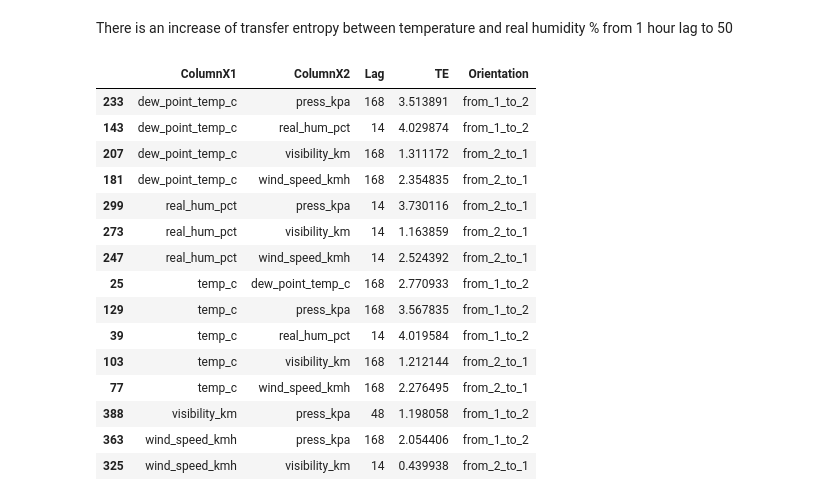
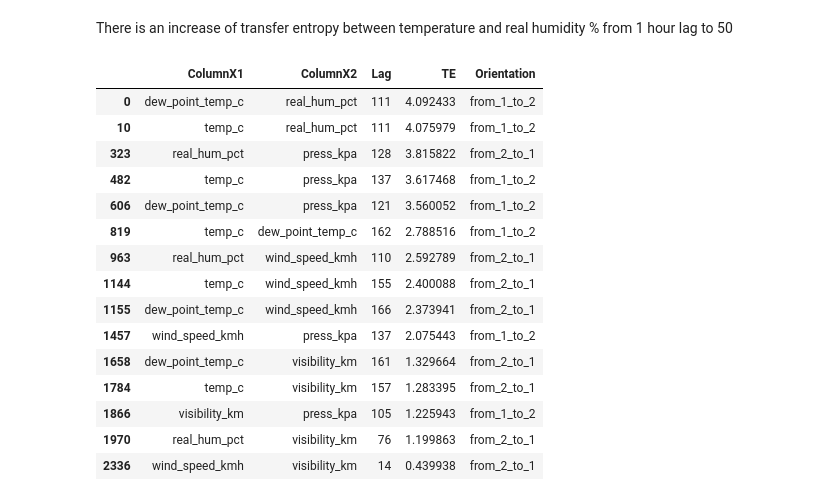
Before and after one commit to plrodrigues/IT-Project-3, a Jupyter notebook: notebooks/04_transfer_entropy.ipynb, the cells around one changed output. Saved outputs shown, nothing was run; the diff lists cells and outputs as text; code cells hidden in the pictures.

```diff
--- a/notebooks/04_transfer_entropy.ipynb
+++ b/notebooks/04_transfer_entropy.ipynb
@@ -168,19 +154,24 @@ df_transfer_entropy_for_weather = get_lag_of_max_entropy_per_pair(transfer_entro
-# %%
-df_transfer_entropy_for_weather
-# %% [output]
-|  | ColumnX1 | ColumnX2 | Lag | TE | Orientation |
-| 233 | dew_point_temp_c | press_kpa | 168 | 3.513891 | from_1_to_2 |
-| 143 | dew_point_temp_c | real_hum_pct | 14 | 4.029874 | from_1_to_2 |
-| 207 | dew_point_temp_c | visibility_km | 168 | 1.311172 | from_2_to_1 |
-| 181 | dew_point_temp_c | wind_speed_kmh | 168 | 2.354835 | from_2_to_1 |
-| 299 | real_hum_pct | press_kpa | 14 | 3.730116 | from_2_to_1 |
-| 273 | real_hum_pct | visibility_km | 14 | 1.163859 | from_2_to_1 |
-| 247 | real_hum_pct | wind_speed_kmh | 14 | 2.524392 | from_2_to_1 |
-| 25 | temp_c | dew_point_temp_c | 168 | 2.770933 | from_1_to_2 |
-| 129 | temp_c | press_kpa | 168 | 3.567835 | from_1_to_2 |
-| 39 | temp_c | real_hum_pct | 14 | 4.019584 | from_1_to_2 |
-| 103 | temp_c | visibility_km | 168 | 1.212144 | from_2_to_1 |
-| 77 | temp_c | wind_speed_kmh | 168 | 2.276495 | from_2_to_1 |
-| 388 | visibility_km | press_kpa | 48 | 1.198058 | from_1_to_2 |
-| 363 | wind_speed_kmh | press_kpa | 168 | 2.054406 | from_1_to_2 |
-| 325 | wind_speed_kmh | visibility_km | 14 | 0.439938 | from_2_to_1 |
+# %%
+df_transfer_entropy_for_weather = get_lag_of_causality_per_pair(
+    transfer_entropy_for_weather, causality_column="TE", is_max=True
+)
+# %%
+df_transfer_entropy_for_weather.sort_values(by="TE", ascending=False, inplace=True)
+df_transfer_entropy_for_weather
+# %% [output]
+|  | ColumnX1 | ColumnX2 | Lag | TE | Orientation |
+| 0 | dew_point_temp_c | real_hum_pct | 111 | 4.092433 | from_1_to_2 |
+| 10 | temp_c | real_hum_pct | 111 | 4.075979 | from_1_to_2 |
+| 323 | real_hum_pct | press_kpa | 128 | 3.815822 | from_2_to_1 |
+| 482 | temp_c | press_kpa | 137 | 3.617468 | from_1_to_2 |
+| 606 | dew_point_temp_c | press_kpa | 121 | 3.560052 | from_1_to_2 |
+| 819 | temp_c | dew_point_temp_c | 162 | 2.788516 | from_1_to_2 |
+| 963 | real_hum_pct | wind_speed_kmh | 110 | 2.592789 | from_2_to_1 |
+| 1144 | temp_c | wind_speed_kmh | 155 | 2.400088 | from_2_to_1 |
+| 1155 | dew_point_temp_c | wind_speed_kmh | 166 | 2.373941 | from_2_to_1 |
+| 1457 | wind_speed_kmh | press_kpa | 137 | 2.075443 | from_1_to_2 |
+| 1658 | dew_point_temp_c | visibility_km | 161 | 1.329664 | from_2_to_1 |
+| 1784 | temp_c | visibility_km | 157 | 1.283395 | from_2_to_1 |
+| 1866 | visibility_km | press_kpa | 105 | 1.225943 | from_1_to_2 |
+| 1970 | real_hum_pct | visibility_km | 76 | 1.199863 | from_2_to_1 |
+| 2336 | wind_speed_kmh | visibility_km | 14 | 0.439938 | from_2_to_1 |
```
Also changed, not shown: parts of 18 cells of this notebook, 9 other files.
